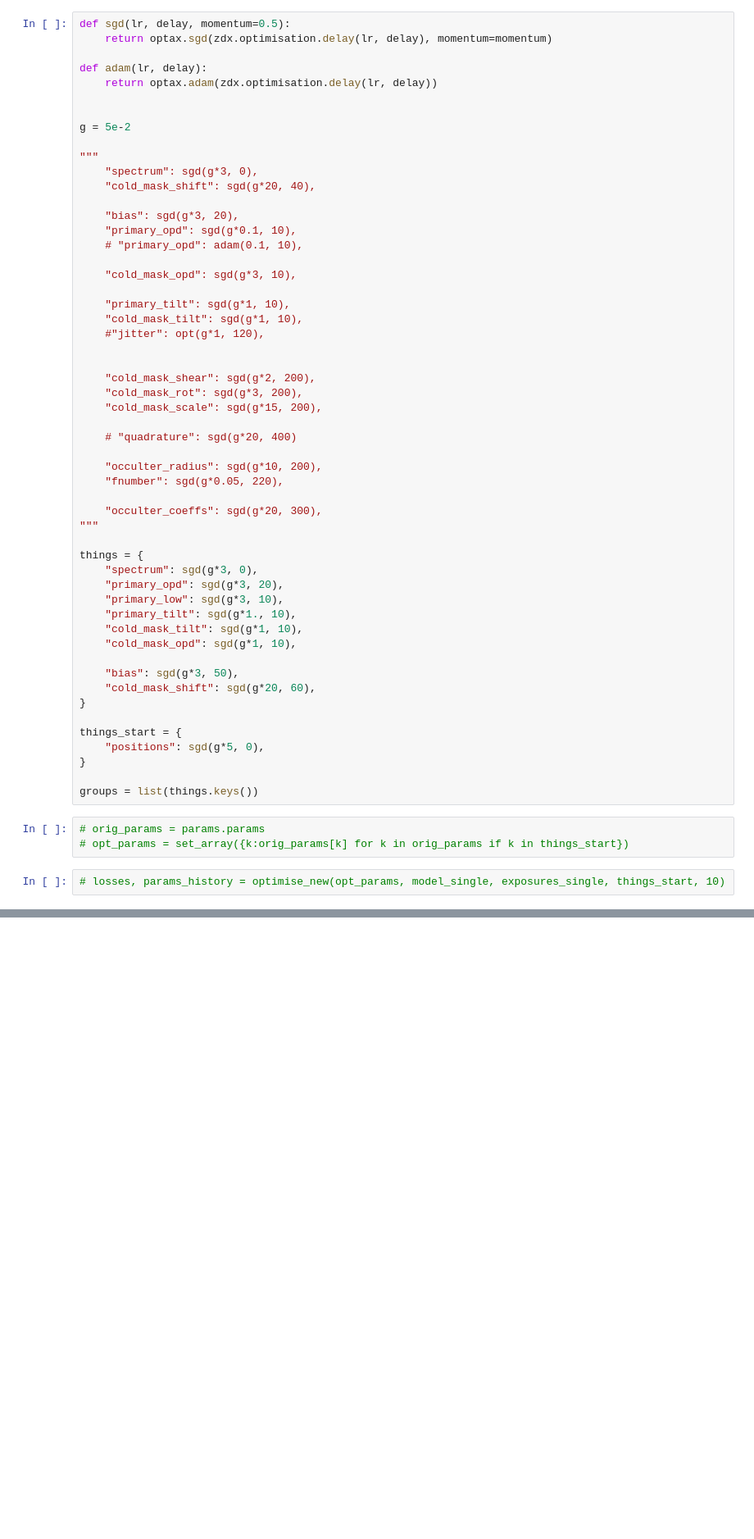
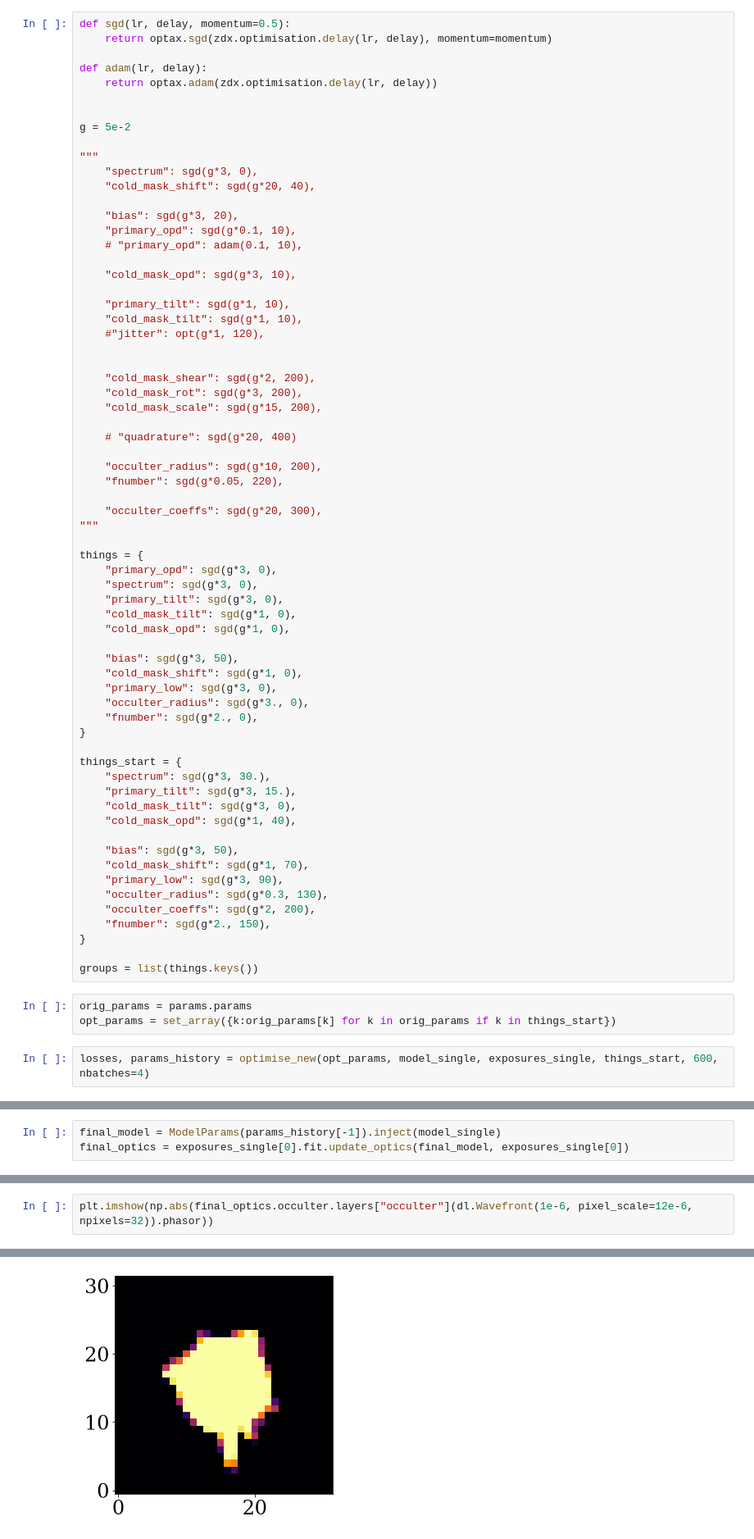
Before and after one commit to h-greer/hubble, a Jupyter notebook: notebooks/calibrator-fit.ipynb, the cells around one changed output, grey strips where cells are left out. Shown at 82% size. Drawn from its saved outputs; the diff is of its cells as text; blank space fills up the shorter version.

```diff
--- a/notebooks/calibrator-fit.ipynb
+++ b/notebooks/calibrator-fit.ipynb
@@ -229,24 +225,36 @@ g = 5e-2
 """
 
 things = {
+    "primary_opd": sgd(g*3, 0),
     "spectrum": sgd(g*3, 0),
-    "primary_opd": sgd(g*3, 20),
-    "primary_low": sgd(g*3, 10),
-    "primary_tilt": sgd(g*1., 10),
-    "cold_mask_tilt": sgd(g*1, 10),
-    "cold_mask_opd": sgd(g*1, 10),
+    "primary_tilt": sgd(g*3, 0),
+    "cold_mask_tilt": sgd(g*1, 0),
+    "cold_mask_opd": sgd(g*1, 0),
 
     "bias": sgd(g*3, 50),
-    "cold_mask_shift": sgd(g*20, 60),
+    "cold_mask_shift": sgd(g*1, 0),
+    "primary_low": sgd(g*3, 0),
+    "occulter_radius": sgd(g*3., 0),
+    "fnumber": sgd(g*2., 0),
 }
 
 things_start = {
-    "positions": sgd(g*5, 0),
+    "spectrum": sgd(g*3, 30.),
+    "primary_tilt": sgd(g*3, 15.),
+    "cold_mask_tilt": sgd(g*3, 0),
+    "cold_mask_opd": sgd(g*1, 40),
+
+    "bias": sgd(g*3, 50),
+    "cold_mask_shift": sgd(g*1, 70),
+    "primary_low": sgd(g*3, 90),
+    "occulter_radius": sgd(g*0.3, 130),
+    "occulter_coeffs": sgd(g*2, 200),
+    "fnumber": sgd(g*2., 150),
 }
 
 groups = list(things.keys())
 # %%
-# orig_params = params.params
-# opt_params = set_array({k:orig_params[k] for k in orig_params if k in things_start})
+orig_params = params.params
+opt_params = set_array({k:orig_params[k] for k in orig_params if k in things_start})
 # %%
-# losses, params_history = optimise_new(opt_params, model_single, exposures_single, things_start, 10)
+losses, params_history = optimise_new(opt_params, model_single, exposures_single, things_start, 600, nbatches=4)
@@ -254,0 +274,3 @@ groups = list(things.keys())
+# %%
+final_model = ModelParams(params_history[-1]).inject(model_single)
+final_optics = exposures_single[0].fit.update_optics(final_model, exposures_single[0])
@@ -254,0 +292,3 @@ groups = list(things.keys())
+# %%
+plt.imshow(np.abs(final_optics.occulter.layers["occulter"](dl.Wavefront(1e-6, pixel_scale=12e-6, npixels=32)).phasor))
+# %% [output]
@@ -254,0 +296 @@ groups = list(things.keys())
+[figure, added]
```
Also changed, not shown: parts of 19 cells of this notebook, 7 other files.
